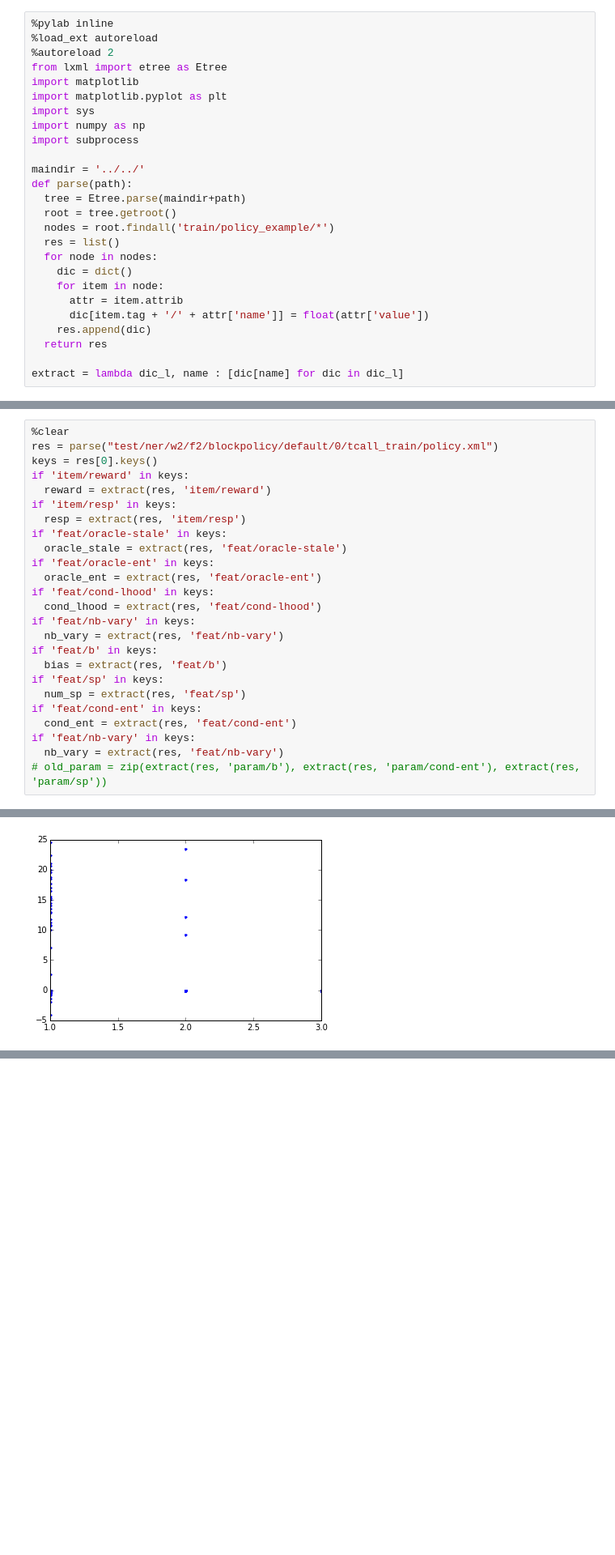
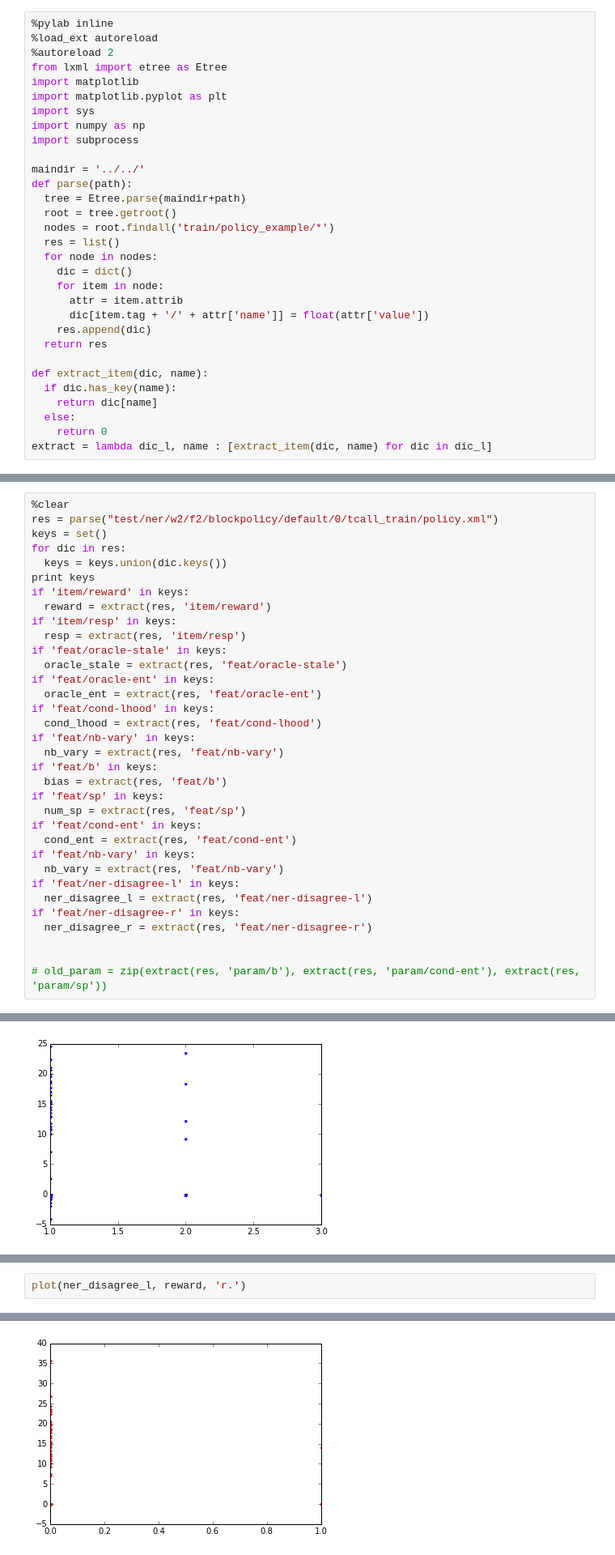
Before and after one commit to strin/HeteroSampler, a Jupyter notebook: notebook/ner/reward_decompose.ipynb, the cells around one changed output, grey strips where cells are left out. Shown: that part at 81% size. Saved outputs shown, nothing was run; the diff lists cells and outputs as text; blank space fills up the shorter version.

Commit message:
fix ner-disagree

```diff
--- a/notebook/ner/reward_decompose.ipynb
+++ b/notebook/ner/reward_decompose.ipynb
@@ -23,6 +23,11 @@ def parse(path):
     res.append(dic)
   return res
 
-extract = lambda dic_l, name : [dic[name] for dic in dic_l]
+def extract_item(dic, name):
+  if dic.has_key(name):
+    return dic[name]
+  else:
+    return 0
+extract = lambda dic_l, name : [extract_item(dic, name) for dic in dic_l]
 # %% [output]
 Populating the interactive namespace from numpy and matplotlib
@@ -29,7 +38,10 @@ Populating the interactive namespace from numpy and matplotlib
 # %%
 %clear
 res = parse("test/ner/w2/f2/blockpolicy/default/0/tcall_train/policy.xml")
-keys = res[0].keys()
+keys = set()
+for dic in res:
+  keys = keys.union(dic.keys())
+print keys
 if 'item/reward' in keys:
   reward = extract(res, 'item/reward')
 if 'item/resp' in keys:
@@ -50,4 +62,10 @@ if 'feat/cond-ent' in keys:
   cond_ent = extract(res, 'feat/cond-ent')
 if 'feat/nb-vary' in keys:
   nb_vary = extract(res, 'feat/nb-vary')
+if 'feat/ner-disagree-l' in keys:
+  ner_disagree_l = extract(res, 'feat/ner-disagree-l')
+if 'feat/ner-disagree-r' in keys:
+  ner_disagree_r = extract(res, 'feat/ner-disagree-r')
+
+
 # old_param = zip(extract(res, 'param/b'), extract(res, 'param/cond-ent'), extract(res, 'param/sp'))
@@ -96,0 +115,3 @@ plot(log(np))
+# %%
+plot(ner_disagree_l, reward, 'r.')
+# %% [output]
@@ -96,0 +119 @@ plot(log(np))
+[figure, added]
```
Also changed, not shown: parts of 5 cells of this notebook, 2 other files.
